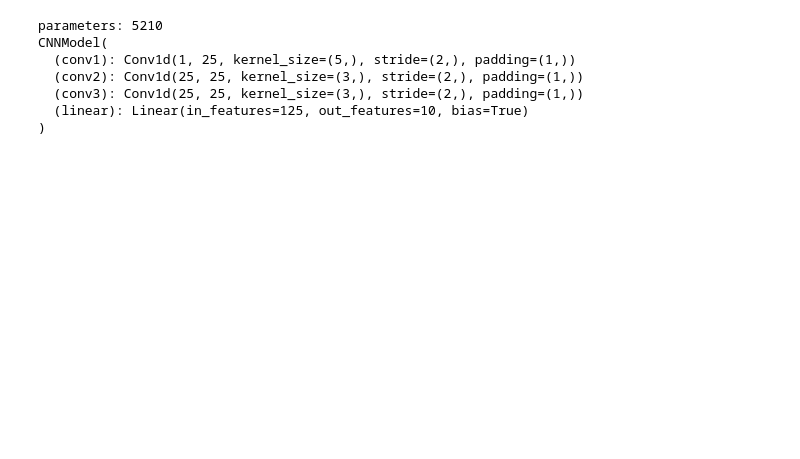
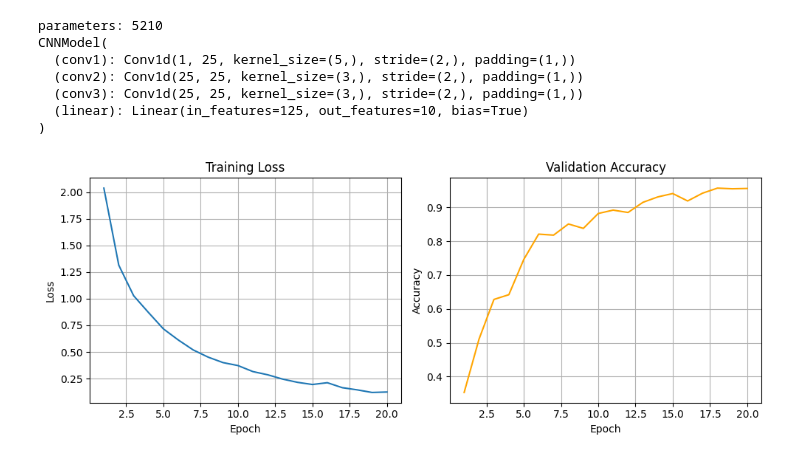
Before and after one commit to sgol13/tudelft-formal-methods-reluplex-extension, a Jupyter notebook: model.ipynb, the cells around one changed output. Drawn from its saved outputs; the diff is of its cells as text; code cells hidden in the pictures; blank space fills up the shorter version.

```diff
--- a/model.ipynb
+++ b/model.ipynb
@@ -104,0 +163,28 @@ CNNModel(
+# %%
+def plot_training_stats(train_losses, val_accuracies, figsize=(10,4)):
+    epochs = range(1, len(train_losses) + 1)
+
+    plt.figure(figsize=figsize)
+
+    # Training loss plot
+    plt.subplot(1, 2, 1)
+    plt.plot(epochs, train_losses)
+    plt.title("Training Loss")
+    plt.xlabel("Epoch")
+    plt.ylabel("Loss")
+    plt.grid(True)
+
+    # Validation accuracy plot
+    plt.subplot(1, 2, 2)
+    plt.plot(epochs, val_accuracies, color='orange')
+    plt.title("Validation Accuracy")
+    plt.xlabel("Epoch")
+    plt.ylabel("Accuracy")
+    plt.grid(True)
+
+    plt.tight_layout()
+    plt.show()
+
+plot_training_stats(train_losses, val_accuracies)
+# %% [output]
+[figure, added]
```
Also changed, not shown: parts of 4 cells of this notebook.
